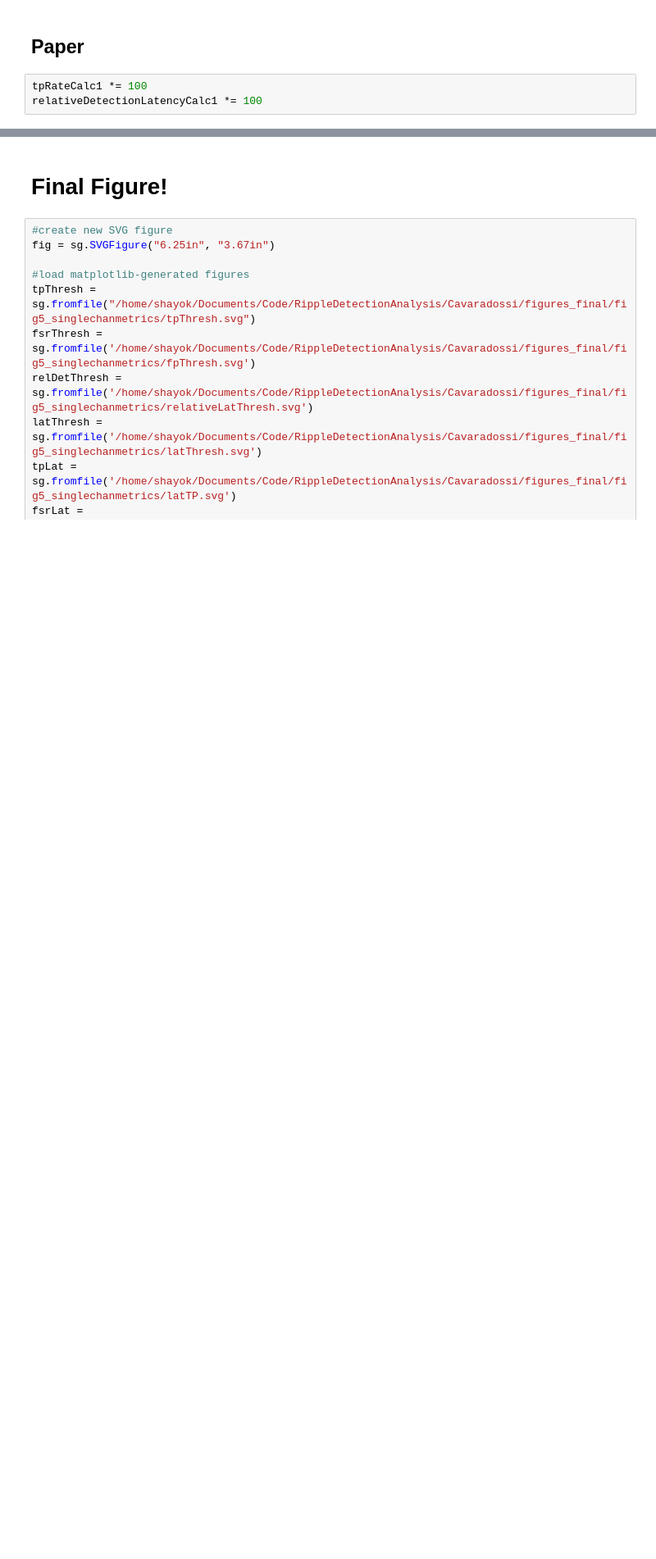
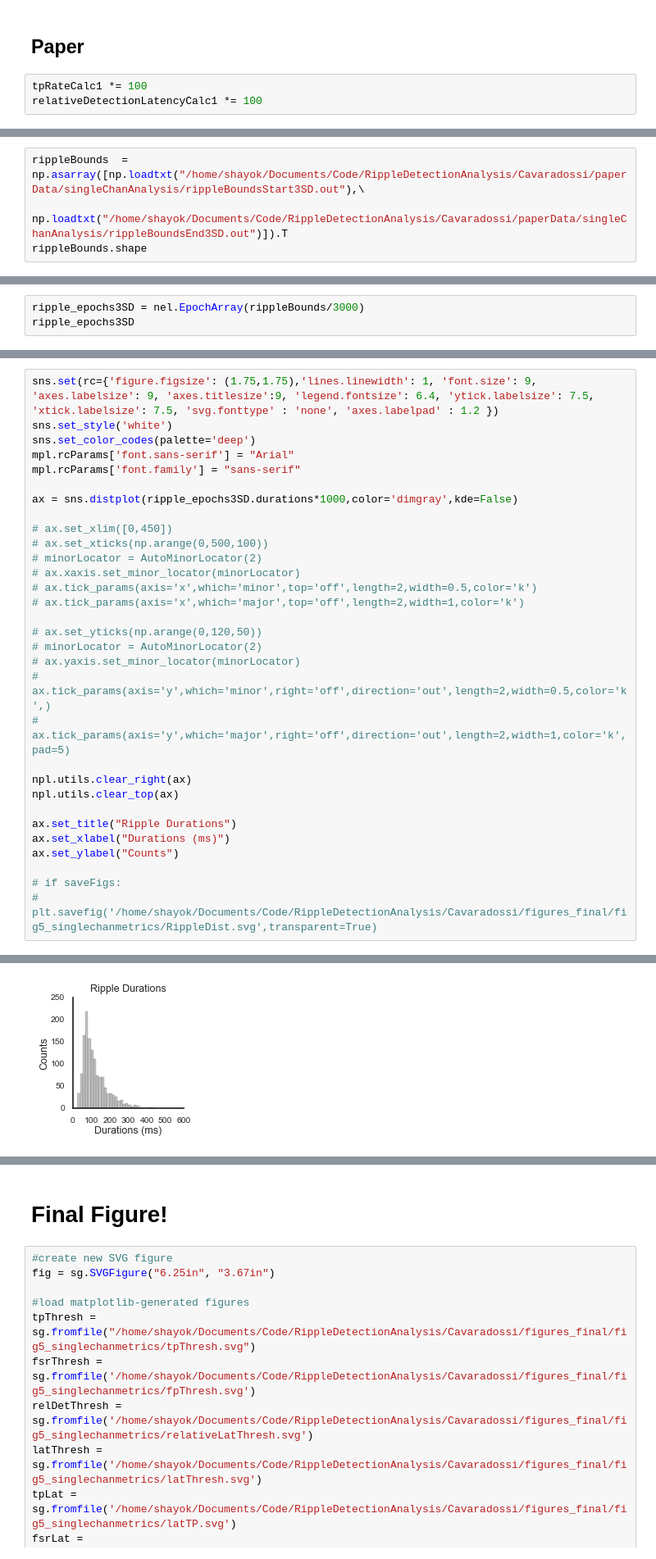
Before and after one commit to shayokdutta/RippleDetectionAnalysis, a Jupyter notebook: figureCode_final/Figure4_SingleChannelAnalysis.ipynb, the cells around one changed output, grey strips where cells are left out. Shown: that part at 82% size. Drawn from its saved outputs; the diff is of its cells as text; blank space fills up the shorter version.

```diff
--- a/figureCode_final/Figure4_SingleChannelAnalysis.ipynb
+++ b/figureCode_final/Figure4_SingleChannelAnalysis.ipynb
@@ -643,0 +668,4 @@ plt.show()
+# %%
+rippleBounds  = np.asarray([np.loadtxt("/home/shayok/Documents/Code/RippleDetectionAnalysis/Cavaradossi/paperData/singleChanAnalysis/rippleBoundsStart3SD.out"),\
+                            np.loadtxt("/home/shayok/Documents/Code/RippleDetectionAnalysis/Cavaradossi/paperData/singleChanAnalysis/rippleBoundsEnd3SD.out")]).T
+rippleBounds.shape
@@ -643,0 +674,3 @@ plt.show()
+# %%
+ripple_epochs3SD = nel.EpochArray(rippleBounds/3000)
+ripple_epochs3SD
@@ -643,0 +683,32 @@ plt.show()
+# %%
+sns.set(rc={'figure.figsize': (1.75,1.75),'lines.linewidth': 1, 'font.size': 9, 'axes.labelsize': 9, 'axes.titlesize':9, 'legend.fontsize': 6.4, 'ytick.labelsize': 7.5, 'xtick.labelsize': 7.5, 'svg.fonttype' : 'none', 'axes.labelpad' : 1.2 })
+sns.set_style('white')
+sns.set_color_codes(palette='deep')
+mpl.rcParams['font.sans-serif'] = "Arial"
+mpl.rcParams['font.family'] = "sans-serif"
+
+ax = sns.distplot(ripple_epochs3SD.durations*1000,color='dimgray',kde=False)
+
+# ax.set_xlim([0,450])
+# ax.set_xticks(np.arange(0,500,100))
+# minorLocator = AutoMinorLocator(2)
+# ax.xaxis.set_minor_locator(minorLocator)
+# ax.tick_params(axis='x',which='minor',top='off',length=2,width=0.5,color='k')
+# ax.tick_params(axis='x',which='major',top='off',length=2,width=1,color='k')
+
+# ax.set_yticks(np.arange(0,120,50))
+# minorLocator = AutoMinorLocator(2)
+# ax.yaxis.set_minor_locator(minorLocator)
+# ax.tick_params(axis='y',which='minor',right='off',direction='out',length=2,width=0.5,color='k',)
+# ax.tick_params(axis='y',which='major',right='off',direction='out',length=2,width=1,color='k',pad=5)
+
+npl.utils.clear_right(ax)
+npl.utils.clear_top(ax)
+
+ax.set_title("Ripple Durations")
+ax.set_xlabel("Durations (ms)")
+ax.set_ylabel("Counts")
+
+# if saveFigs:
+#     plt.savefig('/home/shayok/Documents/Code/RippleDetectionAnalysis/Cavaradossi/figures_final/fig5_singlechanmetrics/RippleDist.svg',transparent=True)
+# %% [output]
@@ -643,0 +716 @@ plt.show()
+[figure, added]
```
Also changed, not shown: parts of 51 cells of this notebook, 46 other files.
